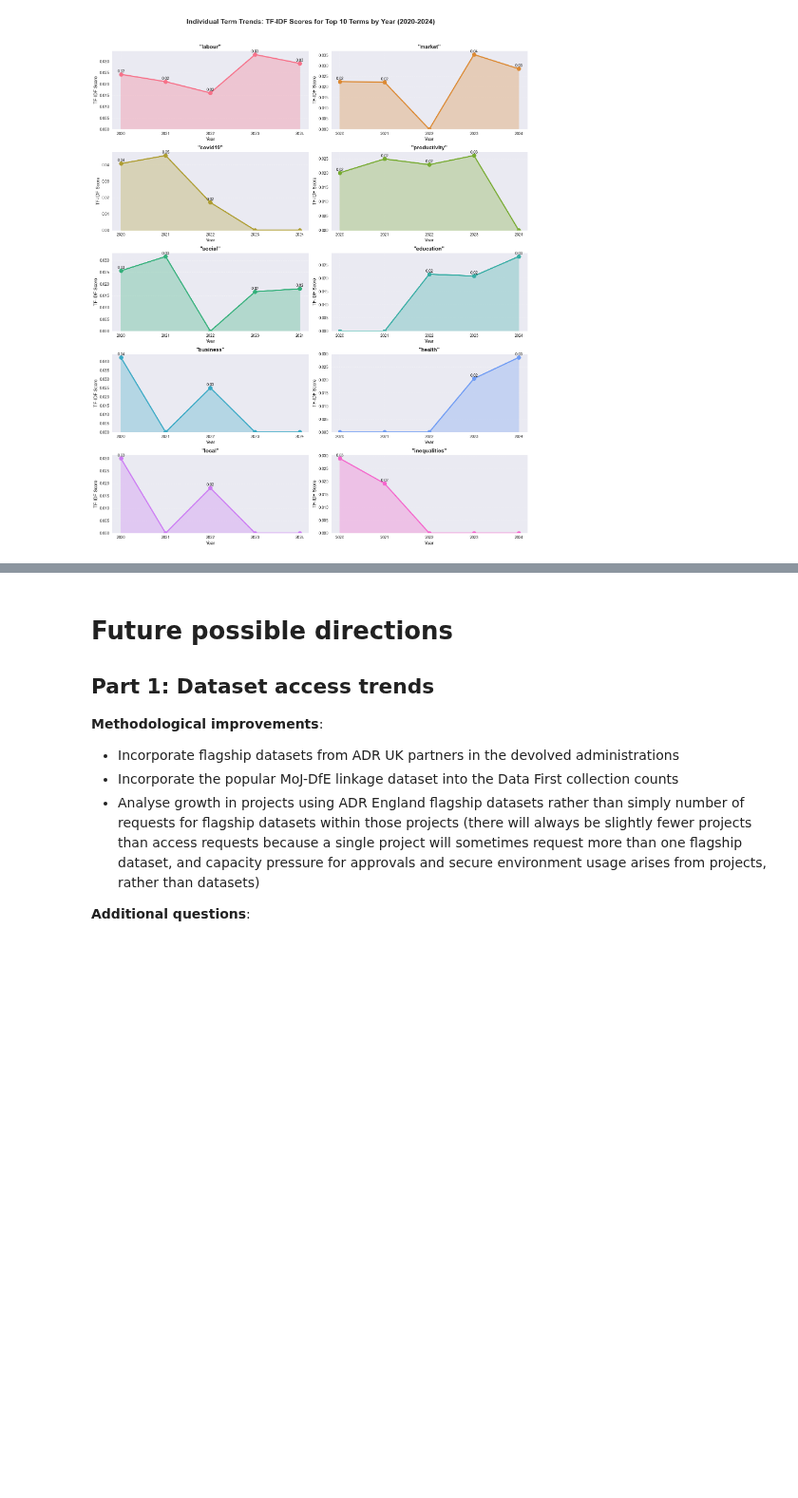
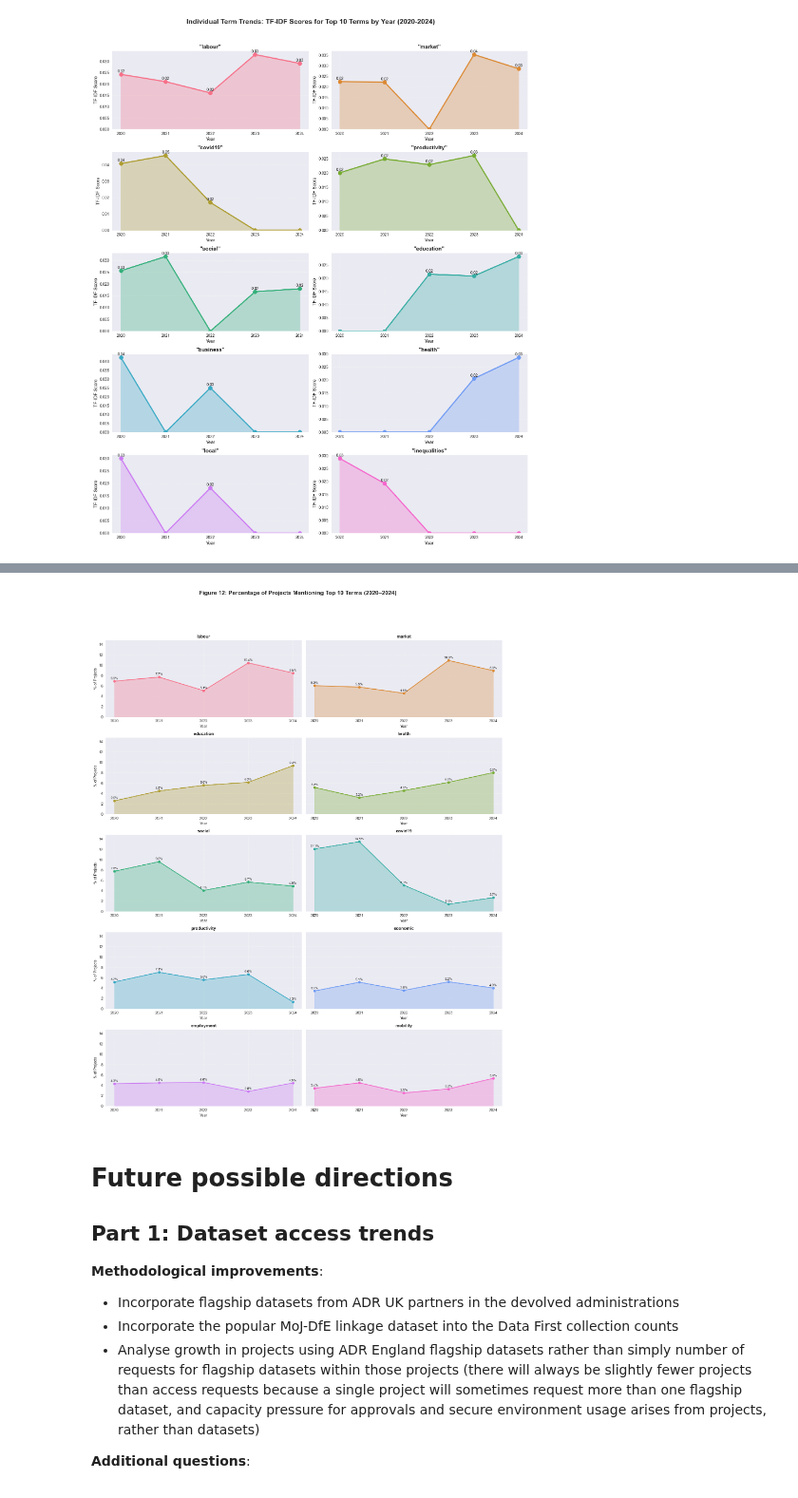
Before and after one commit to balintstewart77/ADR_DEA_project, a Jupyter notebook: analysis/DEA_projects_analysis.ipynb, the cells around one changed output, grey strips where cells are left out. Shown at 95% size. Cells and saved outputs as stored; diff of their text form; code cells hidden in the pictures; blank space fills up the shorter version.

Commit message:
absolute counts tweak

```diff
--- a/analysis/DEA_projects_analysis.ipynb
+++ b/analysis/DEA_projects_analysis.ipynb
@@ -2028,3 +1825,64 @@ social         7.8   9.6   5.1   6.2   5.4
+# %%
+# Define top‐10 terms by raw frequency (overall_top10 list of (term,count))
+terms = [term for term, _ in overall_top10]
+
+# Determine years available
+years = sorted(df_filtered['Accreditation Date Year'].unique())
+
+# Build a DataFrame of “% of projects mentioning term” for each term/year
+percentage_data = []
+for term in terms:
+    for year in years:
+        group = df_filtered[df_filtered['Accreditation Date Year'] == year]
+        total_projects = len(group)
+        # count titles containing the term as a separate token
+        count = group['processed_titles']\
+                 .apply(lambda txt: term in txt.split())\
+                 .sum()
+        pct = (count / total_projects * 100) if total_projects else 0.0
+        percentage_data.append({
+            'Year': year,
+            'Term': term,
+            'Percentage': pct
+        })
+percentage_df = pd.DataFrame(percentage_data)
+
+# 4. Plot small‐multiples line+area charts showing % of projects
+colors = sns.color_palette("husl", len(terms))
+fig, axes = plt.subplots(5, 2, figsize=(16, 20), sharey=True)
+axes = axes.flatten()
+
+for i, term in enumerate(terms):
+    ax = axes[i]
+    df_term = percentage_df[percentage_df['Term'] == term]
+    ax.plot(df_term['Year'], df_term['Percentage'],
+            marker='o', linewidth=2, markersize=6,
+            color=colors[i])
+    ax.fill_between(df_term['Year'], df_term['Percentage'],
+                    alpha=0.3, color=colors[i])
+    for x, y in zip(df_term['Year'], df_term['Percentage']):
+        ax.annotate(f'{y:.1f}%', (x, y),
+                    textcoords="offset points", xytext=(0,5),
+                    ha='center', fontsize=9)
+    ax.set_title(term, fontsize=12, fontweight='bold')
+    ax.set_xlabel('Year', fontsize=10)
+    ax.set_ylabel('% of Projects' if i % 2 == 0 else '')
+    ax.set_xticks(years)
+    ax.set_ylim(0, percentage_df['Percentage'].max() * 1.1)
+    ax.grid(alpha=0.3, linestyle='--')
+
+# Hide any unused subplots
+for ax in axes[len(terms):]:
+    ax.set_visible(False)
+
+fig.suptitle(
+    'Figure 12: Percentage of Projects Mentioning Top 10 Terms (2020–2024)',
+    fontsize=16, fontweight='bold', y=1.02
+)
+plt.tight_layout(rect=[0, 0, 1, 0.96])
+plt.show()
+# %% [output]
+[figure, added]
 # %% [markdown]
 # Future possible directions
 
```
Also changed, not shown: parts of 8 cells of this notebook.
